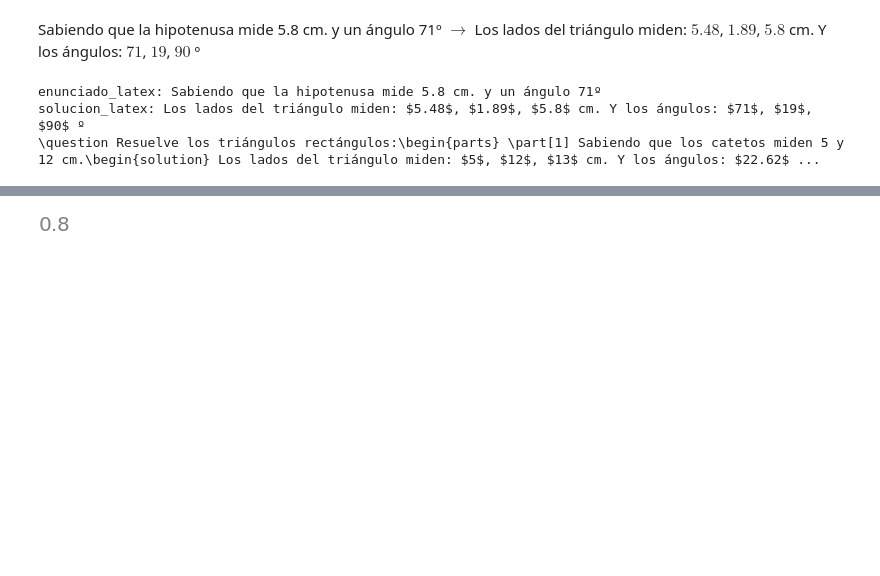
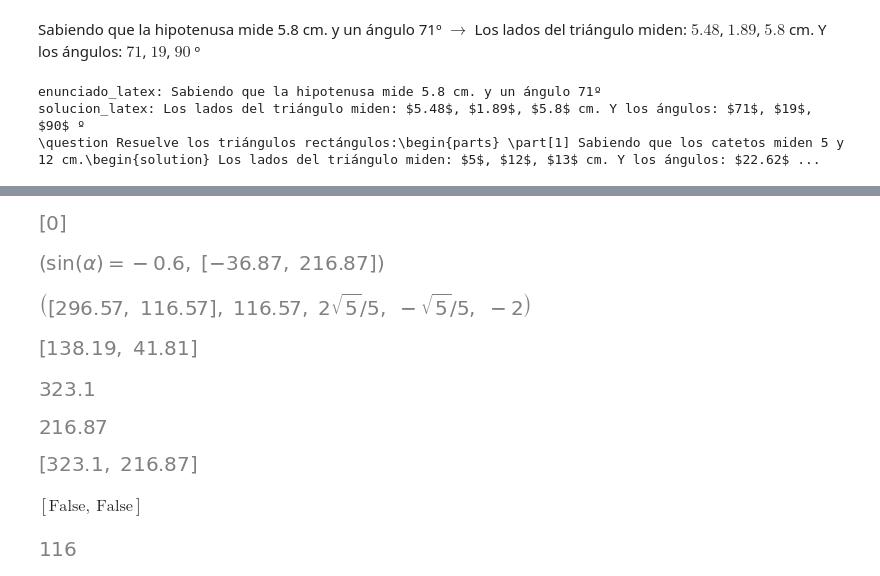
Before and after one commit to crdguez/mat4ac, a Jupyter notebook: notebooks/17-trigonometria.ipynb, the cells around one changed output, grey strips where cells are left out. Cells and saved outputs as stored; diff of their text form; code cells hidden in the pictures; blank space fills up the shorter version.

```diff
--- a/notebooks/17-trigonometria.ipynb
+++ b/notebooks/17-trigonometria.ipynb
@@ -211,16 +267,85 @@ solucion_latex: $\sin{x}=0.6, \cos{x}=0.8, \tan{x}=0.75$
 # %%
- i=[r'\sin{x}=0.6',3]
+ i=[r'\sin{\alpha}=0.6',3]
 
 cuad = 'I' if i[1]==1 else 'II' if i[1]==2 else 'III' if i[1]==3 else 'IV'
 
 cuad
 raz=parse_latex(i[0]).args[0]
 val=parse_latex(i[0]).args[1]
 # [Eq((sin(x)**2+cos(x)**2).subs(raz,val),1)]
 
 sist=[Eq(val**2+x**2,1), Eq(y,val/x)] if raz == sin(x) else 'mal'
 solve(sist)
+# %% [output]
+[figure, added]
-# %%
-cos(asin(0.6))
-# %% [output]
-[figure, removed]
+# %%
+raz=parse_latex(i[0].replace('\\alpha','x')).args[0]
+# S('sin')(rad(90))
+fun=i[0][1:i[0].find('{')]
+
+i=[r'\sin{\alpha}=-0.6',4]
+
+raz_tex = i[0]
+def razon_latex(raz_tex) :
+    # Recibe una razon trigonométrica en latex y devuelve la razón sympy y los ángulos en grados
+    raz=parse_latex(raz_tex)
+    ang = list(map(deg,solve(raz)))
+#     fun=S(i[0][1:i[0].find('{')])
+
+    return raz, [a.round(2) for a in ang]
+
+razon_latex(r'\sin{\alpha}=-0.6')
+# %% [output]
+[figure, added]
+# %%
+i=[r'\tan{\alpha}=-2',2]
+# No funciona para la tangente
+
+def razon_cuadrante(raz_tex,cuad):
+
+    raz = parse_latex(raz_tex)
+    # radianes
+    list_ang=list(map(lambda a: a if a >=0 else a+2*pi, solve(raz)))
+    # Las ecuaciones con tangente solo dan una solucion
+    if len(list_ang) == 1 : list_ang.append((list_ang[0]+pi)%(2*pi))
+    ang=list(filter(lambda c: c > (cuad-1)*pi/2 and c < (cuad)*pi/2,list_ang))[0]
+
+    return [round(deg(a),2) for a in list_ang], round(deg(ang),2), sin(ang),cos(ang),tan(ang)
+
+raz_tex, cuad = i
+razon_cuadrante(raz_tex, cuad)
+# %% [output]
+[figure, added]
+# %%
+i=[r'\sin{\alpha}=-2/3',4]
+
+
+raz_tex, cuad = i
+
+raz = parse_latex(raz_tex)
+
+list(map(lambda a: round((deg(a)),2) if round((deg(a)),2) >=0 else round((deg(a)),2)+360, solve(Eq(raz.args[0],abs(raz.args[1])))))
+# %% [output]
+[figure, added]
+# %%
+for a in solve(raz):
+    display(round((deg(a)),2) if round((deg(a)),2) >=0 else round((deg(a)),2)+360 )
+
+ang2=list(map(lambda a: round((deg(a)),2) if round((deg(a)),2) >=0 else round((deg(a)),2)+360, solve(raz)))
+ang2
+# %% [output]
+[figure, added]
+[figure, added]
+[figure, added]
+# %%
+cuad=1
+ang
+list(map(lambda c: c > (cuad-1)*90 and c < (cuad)*90,ang))
+# %% [output]
+$\displaystyle \left[ \text{False}, \  \text{False}\right]$
+# %%
+a=296
+b=a+180
+b%360
+# %% [output]
+[figure, added]
```
Also changed, not shown: parts of 5 cells of this notebook.
